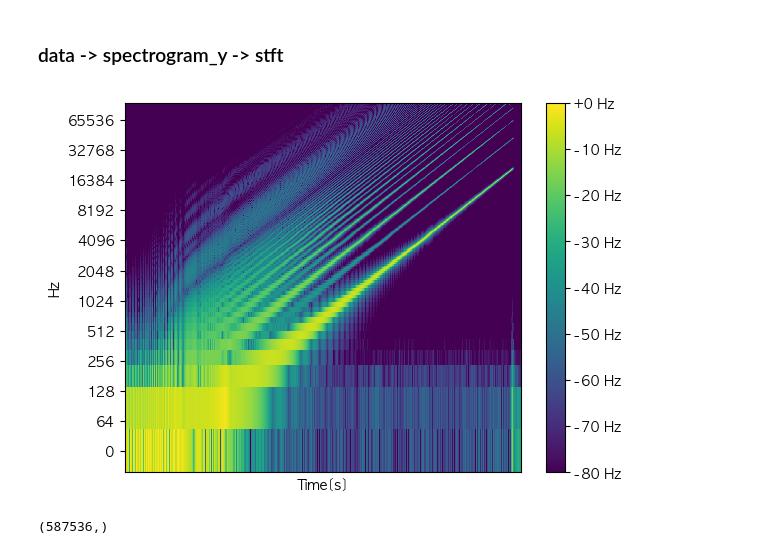
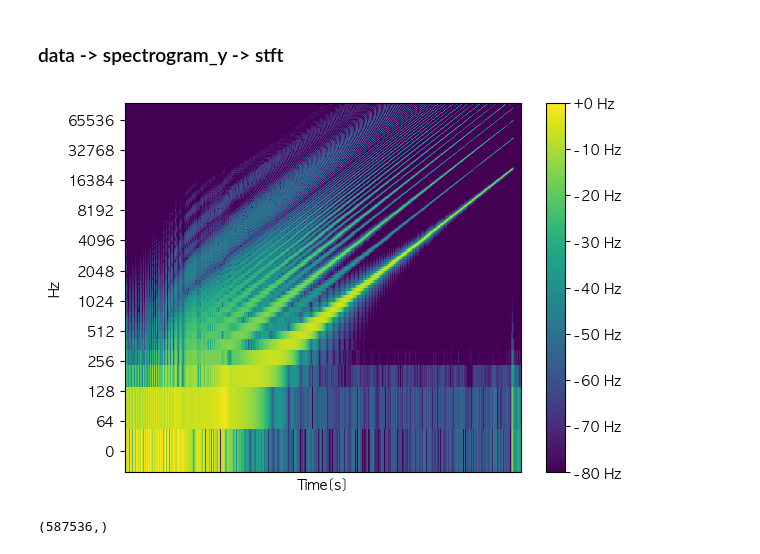
Before and after one commit to ParkSungHyon/audio_lstm, a Jupyter notebook: audio_lstm.ipynb, the cells around one changed output. Cells and saved outputs as stored; diff of their text form; code cells hidden in the pictures.

```diff
--- a/audio_lstm.ipynb
+++ b/audio_lstm.ipynb
@@ -123,28 +123,28 @@ plt.plot(data[500000:])
 # %%
 # sr 샘플링 빈도가 몇이든지 재생 시간은 같다. 같은 시간을 몇개로 쪼개냐 차이기 때문
 
 # spectrogram_y, spectrogram_sr = librosa.load(abnorm_files[0], mono=True)
-spectrogram_y, spectrogram_sr = librosa.load(abnorm_files[0], sr=sample_rate)
+spectrogram_y, spectrogram_sr = librosa.load(abnorm_files[3], sr=sample_rate)
 
 # 음원을 특정시간 주기로 쪼갠 후, -> 왜 쪼개?
 # stft = librosa.stft(spectrogram_y[:spectrogram_sr])
 # STFT 변환
 stft = librosa.stft(spectrogram_y)
 # 위 코드에서 librosa.amplitude_to_db는 STFT의 결과에서 얻은 복소수 값의 절대값 (즉, 진폭)을
 # dB 스케일로 변환합니다. ref 파라미터는 데시벨 변환의 기준값으로 사용되며,
 # 예제에서는 STFT의 최대 진폭 값이 사용됩니다.
 stft_db = librosa.amplitude_to_db(np.abs(stft), ref=np.max)
 # 변환된 주파수 대역의 스펙토그램을 보여준다
 librosa.display.specshow(stft_db, sr=spectrogram_sr, cmap='viridis', y_axis='log')
 plt.xlabel('Time[s]') # x축 제목
 plt.ylabel('Hz') # y축 제목
 # format은 지도와 같이 복잡한 내용을 표현할 수 있게 해주는 옵션
 plt.colorbar(format="%+2.0f Hz")
 # 시각화 차트 제목
 # 차트를 그린다.
 plt.show()
 # %% [output]
-[figure, old version]
+[figure, new version]
 # %%
 spectrogram_y.shape
 # %% [output]
```
Also changed, not shown: parts of 14 cells of this notebook.
